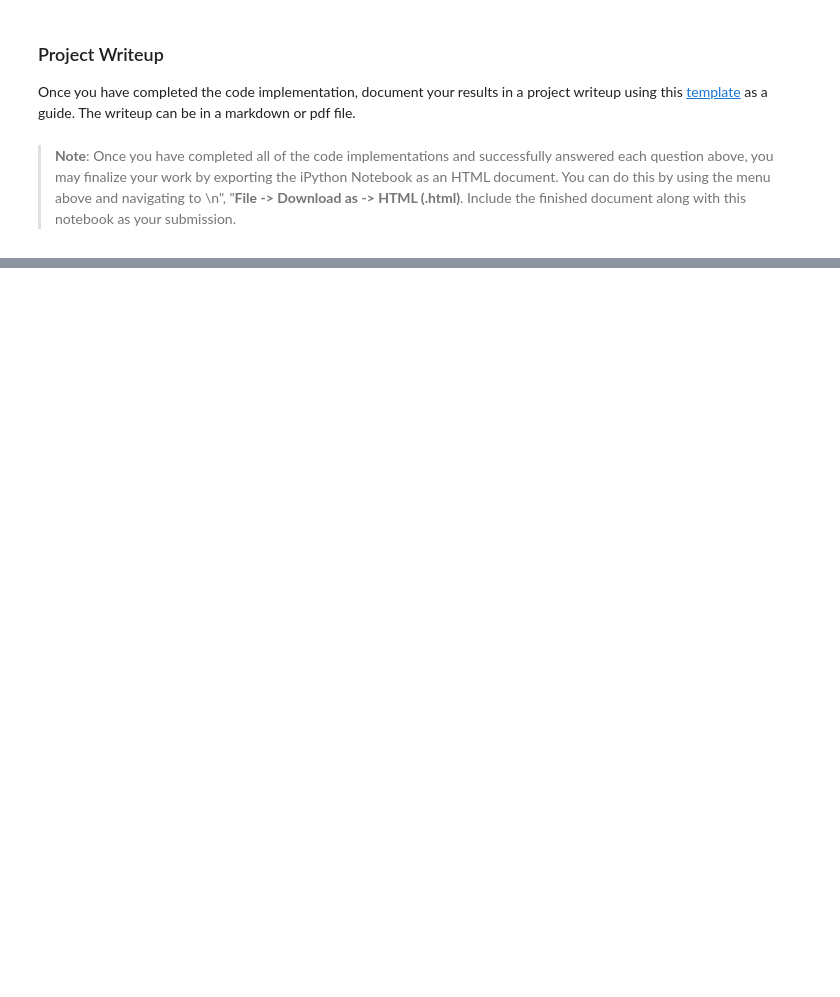
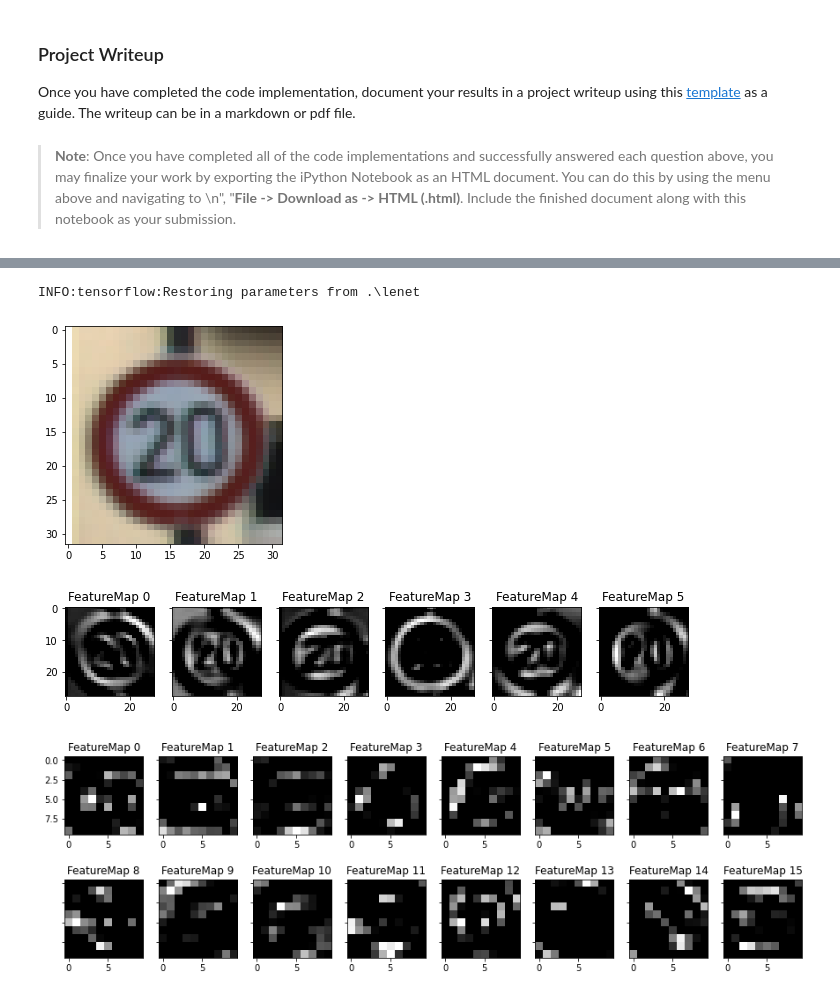
Before and after one commit to aaniin/CarND-Traffic-Sign-Classifier-Project, a Jupyter notebook: Traffic_Sign_Classifier.ipynb, the cells around one changed output, grey strips where cells are left out. Drawn from its saved outputs; the diff is of its cells as text; code cells hidden in the pictures; blank space fills up the shorter version.

Commit message:
Notebook: visualization of activation layers

```diff
--- a/Traffic_Sign_Classifier.ipynb
+++ b/Traffic_Sign_Classifier.ipynb
@@ -172,11 +176,12 @@ X_train, y_train = shuffle(X_train, y_train)
 2. Normalize
 # %%
 # Get the mean in r, g, and b
-rgb_mean = np.mean(X_train,axis=(0,1,2))
+rgb_mean = np.mean(X_train_shuff,axis=(0,1,2))
+
 print(rgb_mean)
 
 # Cast to float and subtract mean
-X_train_norm = X_train.astype(np.float) - rgb_mean
+X_train_norm = X_train_shuff.astype(np.float) - rgb_mean
 # %% [output]
 [86.69812205 79.49594061 81.83870445]
 # %%
@@ -286,13 +292,13 @@ def LeNet(x,n_classes=10):
     x = tf.nn.conv2d(x, F_W1, strides, padding) + F_b1
 
     # TODO: Activation.
-    x = tf.nn.relu(x)
+    conv1 = tf.nn.relu(x)
 
     # TODO: Pooling. Input = 28x28x6. Output = 14x14x6.
     ksize = [1, 2, 2, 1]
     strides = [1, 2, 2, 1]
     padding = 'VALID'
-    x = tf.nn.max_pool(x, ksize, strides, padding)
+    x = tf.nn.max_pool(conv1, ksize, strides, padding)
 
     # TODO: Layer 2: Convolutional. Output = 10x10x16.
     F_W2 = tf.Variable(tf.truncated_normal((5, 5, 6, 16),mean=mu, stddev=sigma))
@@ -302,13 +308,13 @@ def LeNet(x,n_classes=10):
     x = tf.nn.conv2d(x, F_W2, strides, padding) + F_b2
 
     # TODO: Activation.
-    x = tf.nn.relu(x)
+    conv2 = tf.nn.relu(x)
 
     # TODO: Pooling. Input = 10x10x16. Output = 5x5x16.
     ksize = [1, 2, 2, 1]
     strides = [1, 2, 2, 1]
     padding = 'VALID'
-    x = tf.nn.max_pool(x, ksize, strides, padding)
+    x = tf.nn.max_pool(conv2, ksize, strides, padding)
 
     # TODO: Flatten. Input = 5x5x16. Output = 400.
     x = flatten(x)
@@ -340,7 +346,7 @@ def LeNet(x,n_classes=10):
     F_b5 = tf.Variable(tf.zeros(n_classes))
     x = tf.add(tf.matmul(x, F_W5), F_b5)
 
-    return x
+    return x, conv1, conv2
 # %% [markdown]
 ### Train, Validate and Test the Model
 # %% [markdown]
@@ -359,7 +365,7 @@ one_hot_y = tf.one_hot(y, n_classes)
 # %%
 rate = 0.001
 
-logits = LeNet(x,n_classes=n_classes)
+logits,conv1,conv2 = LeNet(x,n_classes=n_classes)
 cross_entropy = tf.nn.softmax_cross_entropy_with_logits(labels=one_hot_y, logits=logits)
 loss_operation = tf.reduce_mean(cross_entropy)
 optimizer = tf.train.AdamOptimizer(learning_rate = rate)
@@ -398,13 +404,13 @@ with tf.Session() as sess:
     print("Training...")
     print()
     for i in range(EPOCHS):
-        X_train_norm_std, y_train = shuffle(X_train_norm_std, y_train)
+        X_train_norm_std, y_train_shuff = shuffle(X_train_norm_std, y_train_shuff)
         for offset in range(0, num_examples, BATCH_SIZE):
             end = offset + BATCH_SIZE
-            batch_x, batch_y = X_train_norm_std[offset:end], y_train[offset:end]
+            batch_x, batch_y = X_train_norm_std[offset:end], y_train_shuff[offset:end]
             sess.run(training_operation, feed_dict={x: batch_x, y: batch_y, drop_rate: 0.25})
 
-        training_accuracy = evaluate(X_train_norm_std, y_train)
+        training_accuracy = evaluate(X_train_norm_std, y_train_shuff)
         validation_accuracy = evaluate(X_valid_norm_std, y_valid)
         print("EPOCH {} - Training Accuracy = {:.3f} - Validation Accuracy = {:.3f}".format(i+1,training_accuracy,validation_accuracy))
 
@@ -694,29 +700,48 @@ For an example of what feature map outputs look like, check out NVIDIA's results
 # %%
 ### Visualize your network's feature maps here.
 ### Feel free to use as many code cells as needed.
 
 # image_input: the test image being fed into the network to produce the feature maps
 # tf_activation: should be a tf variable name used during your training procedure that represents the calculated state of a specific weight layer
 # activation_min/max: can be used to view the activation contrast in more detail, by default matplot sets min and max to the actual min and max values of the output
 # plt_num: used to plot out multiple different weight feature map sets on the same block, just extend the plt number for each new feature map entry
 
 def outputFeatureMap(image_input, tf_activation, activation_min=-1, activation_max=-1 ,plt_num=1):
     # Here make sure to preprocess your image_input in a way your network expects
     # with size, normalization, ect if needed
     # image_input =
     # Note: x should be the same name as your network's tensorflow data placeholder variable
     # If you get an error tf_activation is not defined it may be having trouble accessing the variable from inside a function
     activation = tf_activation.eval(session=sess,feed_dict={x : image_input})
     featuremaps = activation.shape[3]
     plt.figure(plt_num, figsize=(15,15))
+    first = True
     for featuremap in range(featuremaps):
-        plt.subplot(6,8, featuremap+1) # sets the number of feature maps to show on each row and column
+        ax = plt.subplot(6,8, featuremap+1) # sets the number of feature maps to show on each row and column
+        if(not first):
+            plt.setp(ax.get_yticklabels(), visible=False)
+        first=False
         plt.title('FeatureMap ' + str(featuremap)) # displays the feature map number
         if activation_min != -1 & activation_max != -1:
             plt.imshow(activation[0,:,:, featuremap], interpolation="nearest", vmin =activation_min, vmax=activation_max, cmap="gray")
         elif activation_max != -1:
             plt.imshow(activation[0,:,:, featuremap], interpolation="nearest", vmax=activation_max, cmap="gray")
         elif activation_min !=-1:
             plt.imshow(activation[0,:,:, featuremap], interpolation="nearest", vmin=activation_min, cmap="gray")
         else:
             plt.imshow(activation[0,:,:, featuremap], interpolation="nearest", cmap="gray")
+
+
+# Predict & visualize
+with tf.Session() as sess:
+    # Get the model
+    saver.restore(sess, tf.train.latest_checkpoint('.'))
+    index = 9960
+    plt.imshow(X_train[index])
+    outputFeatureMap( (X_train[[index],:,:,:].astype(np.float) - rgb_mean) / rgb_std, conv1, plt_num=2)
+    outputFeatureMap( (X_train[[index],:,:,:].astype(np.float) - rgb_mean) / rgb_std, conv2,plt_num=3)
+# %% [output]
+INFO:tensorflow:Restoring parameters from .\lenet
+[figure, added]
+[figure, added]
+[figure, added]
```
Also changed, not shown: parts of 11 cells of this notebook.
